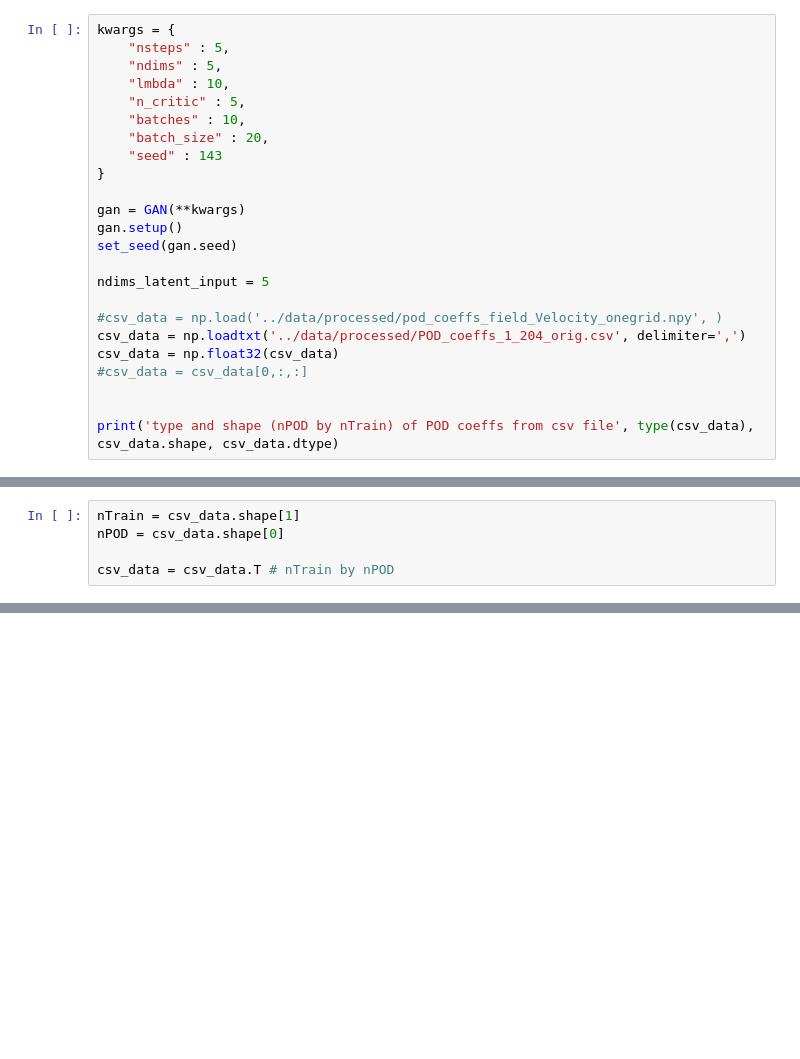
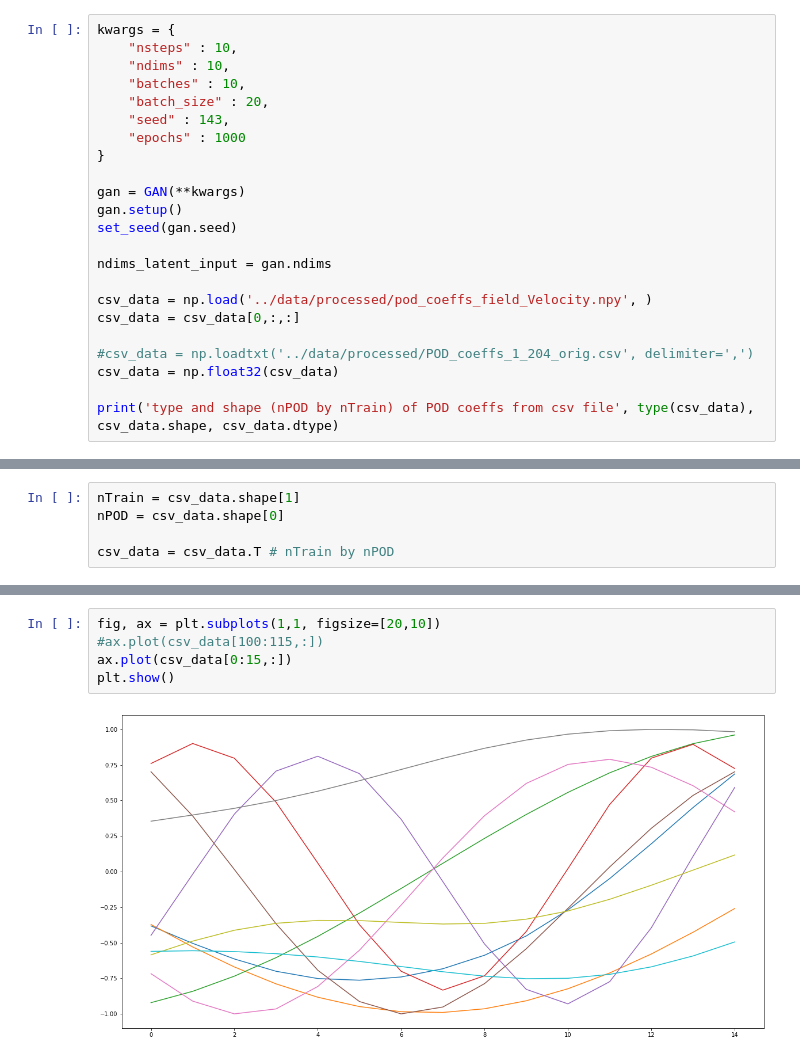
Before and after one commit to JTomasson20/DD-GAN, a Jupyter notebook: examples/usage_example.ipynb, the cells around one changed output, grey strips where cells are left out. Saved outputs shown, nothing was run; the diff lists cells and outputs as text; blank space fills up the shorter version.

Commit message:
Reliability updates for variable amount of pod- coefficients

```diff
--- a/examples/usage_example.ipynb
+++ b/examples/usage_example.ipynb
@@ -12,26 +13,25 @@ from ddgan import GAN
 from ddgan import *
 # %%
 kwargs = {
-    "nsteps" : 5,
-    "ndims" : 5,
-    "lmbda" : 10,
-    "n_critic" : 5,
+    "nsteps" : 10,
+    "ndims" : 10,
     "batches" : 10,
     "batch_size" : 20,
-    "seed" : 143
+    "seed" : 143,
+    "epochs" : 1000
 }
 
 gan = GAN(**kwargs)
 gan.setup()
 set_seed(gan.seed)
 
-ndims_latent_input = 5
+ndims_latent_input = gan.ndims
 
-#csv_data = np.load('../data/processed/pod_coeffs_field_Velocity_onegrid.npy', )
-csv_data = np.loadtxt('../data/processed/POD_coeffs_1_204_orig.csv', delimiter=',')
+csv_data = np.load('../data/processed/pod_coeffs_field_Velocity.npy', )
+csv_data = csv_data[0,:,:]
+
+#csv_data = np.loadtxt('../data/processed/POD_coeffs_1_204_orig.csv', delimiter=',')
 csv_data = np.float32(csv_data)
-#csv_data = csv_data[0,:,:]
-
 
 print('type and shape (nPOD by nTrain) of POD coeffs from csv file', type(csv_data), csv_data.shape, csv_data.dtype)
 # %% [output]
@@ -147,0 +150,7 @@ NameError: name 'flds' is not defined
+# %%
+fig, ax = plt.subplots(1,1, figsize=[20,10])
+#ax.plot(csv_data[100:115,:])
+ax.plot(csv_data[0:15,:])
+plt.show()
+# %% [output]
+[figure, added]
```
Also changed, not shown: parts of 24 cells of this notebook, 47 other files.
